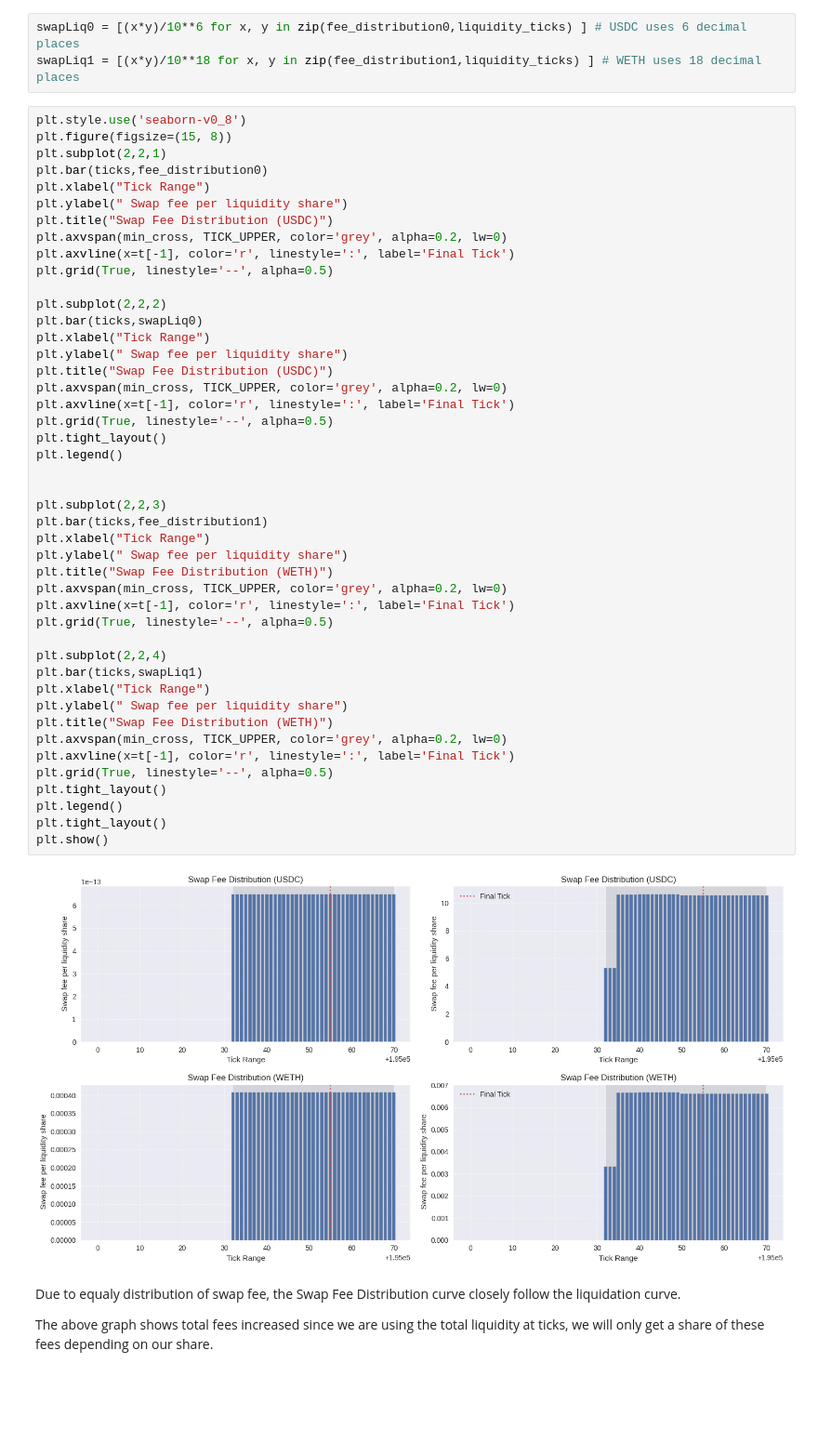
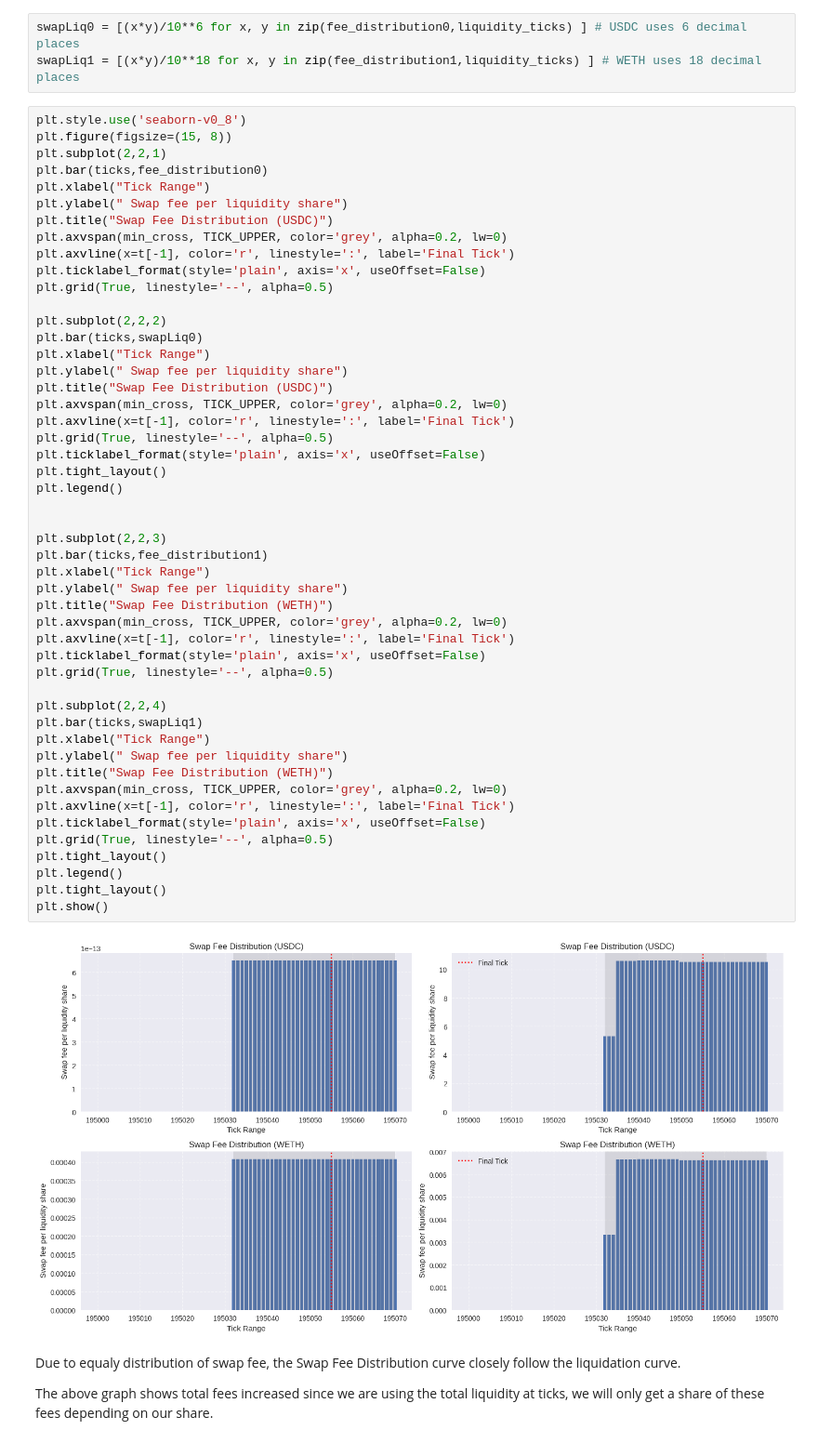
Before and after one commit to Heyymant/Halo-trading, a Jupyter notebook: HaloTrading.ipynb, the cells around one changed output. Shown at 93% size. Saved outputs shown, nothing was run; the diff lists cells and outputs as text; blank space fills up the shorter version.

```diff
--- a/HaloTrading.ipynb
+++ b/HaloTrading.ipynb
@@ -630,6 +648,7 @@ plt.ylabel(" Swap fee per liquidity share")
 plt.title("Swap Fee Distribution (USDC)")
 plt.axvspan(min_cross, TICK_UPPER, color='grey', alpha=0.2, lw=0)
 plt.axvline(x=t[-1], color='r', linestyle=':', label='Final Tick')
+plt.ticklabel_format(style='plain', axis='x', useOffset=False)
 plt.grid(True, linestyle='--', alpha=0.5)
 
 plt.subplot(2,2,2)
@@ -639,34 +658,37 @@ plt.ylabel(" Swap fee per liquidity share")
 plt.title("Swap Fee Distribution (USDC)")
 plt.axvspan(min_cross, TICK_UPPER, color='grey', alpha=0.2, lw=0)
 plt.axvline(x=t[-1], color='r', linestyle=':', label='Final Tick')
 plt.grid(True, linestyle='--', alpha=0.5)
+plt.ticklabel_format(style='plain', axis='x', useOffset=False)
 plt.tight_layout()
 plt.legend()
 
 
 plt.subplot(2,2,3)
 plt.bar(ticks,fee_distribution1)
 plt.xlabel("Tick Range")
 plt.ylabel(" Swap fee per liquidity share")
 plt.title("Swap Fee Distribution (WETH)")
 plt.axvspan(min_cross, TICK_UPPER, color='grey', alpha=0.2, lw=0)
 plt.axvline(x=t[-1], color='r', linestyle=':', label='Final Tick')
+plt.ticklabel_format(style='plain', axis='x', useOffset=False)
 plt.grid(True, linestyle='--', alpha=0.5)
 
 plt.subplot(2,2,4)
 plt.bar(ticks,swapLiq1)
 plt.xlabel("Tick Range")
 plt.ylabel(" Swap fee per liquidity share")
 plt.title("Swap Fee Distribution (WETH)")
 plt.axvspan(min_cross, TICK_UPPER, color='grey', alpha=0.2, lw=0)
 plt.axvline(x=t[-1], color='r', linestyle=':', label='Final Tick')
+plt.ticklabel_format(style='plain', axis='x', useOffset=False)
 plt.grid(True, linestyle='--', alpha=0.5)
 plt.tight_layout()
 plt.legend()
 plt.tight_layout()
 plt.show()
 # %% [output]
-[figure, old version]
+[figure, new version]
 # %% [markdown]
 Due to equaly distribution of swap fee, the Swap Fee Distribution curve closely follow the liquidation curve.
 
```
Also changed, not shown: parts of 5 cells of this notebook.
